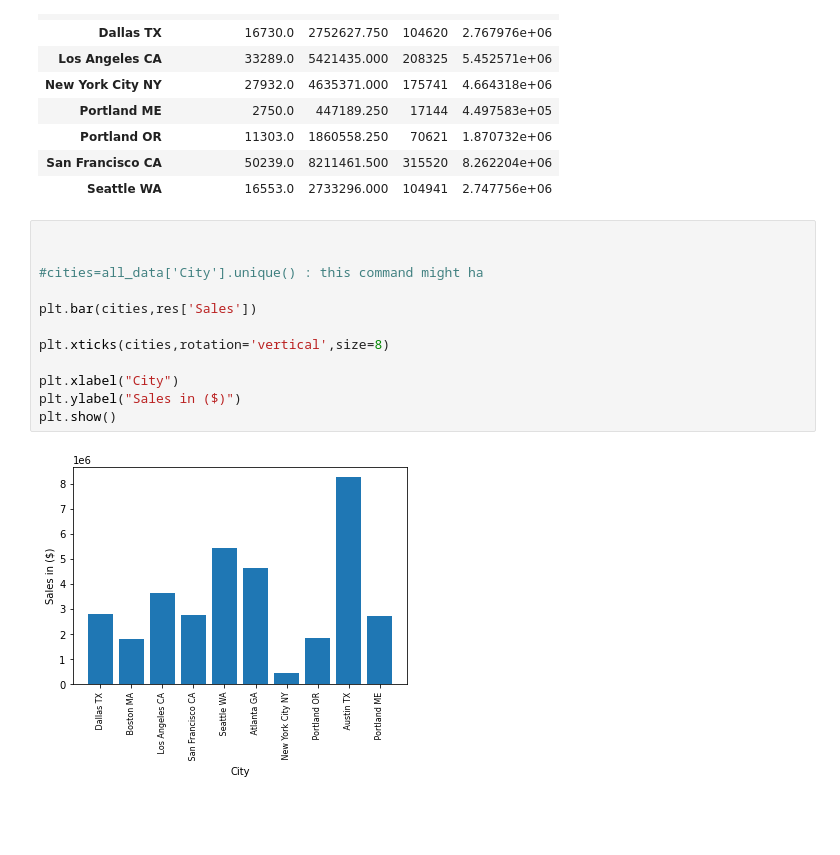
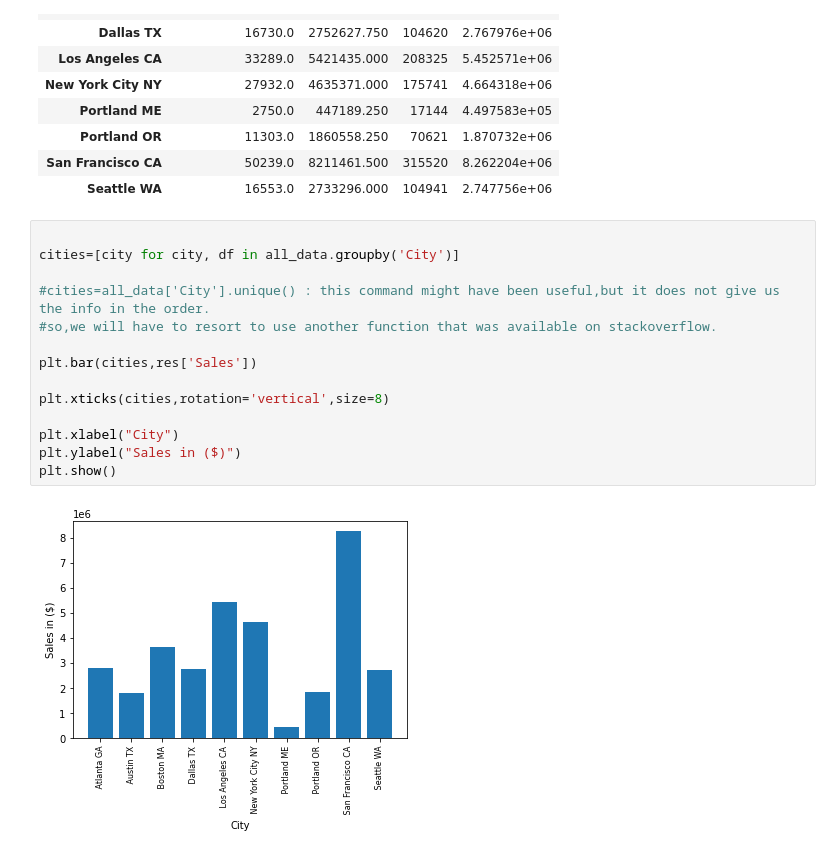
Before and after one commit to Newtanmukh/Python-projects, a Jupyter notebook: Business sales analysis/Business Sales.ipynb, the cells around one changed output. Cells and saved outputs as stored; diff of their text form; blank space fills up the shorter version.

```diff
--- a/Business sales analysis/Business Sales.ipynb
+++ b/Business sales analysis/Business Sales.ipynb
@@ -154,15 +154,17 @@ res
 | Seattle WA | 16553.0 | 2733296.000 | 104941 | 2.747756e+06 |
 # %%
 
+cities=[city for city, df in all_data.groupby('City')]
 
-#cities=all_data['City'].unique() : this command might ha
+#cities=all_data['City'].unique() : this command might have been useful,but it does not give us the info in the order.
+#so,we will have to resort to use another function that was available on stackoverflow.
 
 plt.bar(cities,res['Sales'])
 
 plt.xticks(cities,rotation='vertical',size=8)
 
 plt.xlabel("City")
 plt.ylabel("Sales in ($)")
 plt.show()
 # %% [output]
-[figure, old version]
+[figure, new version]
```
Also changed, not shown: parts of 4 cells of this notebook.
